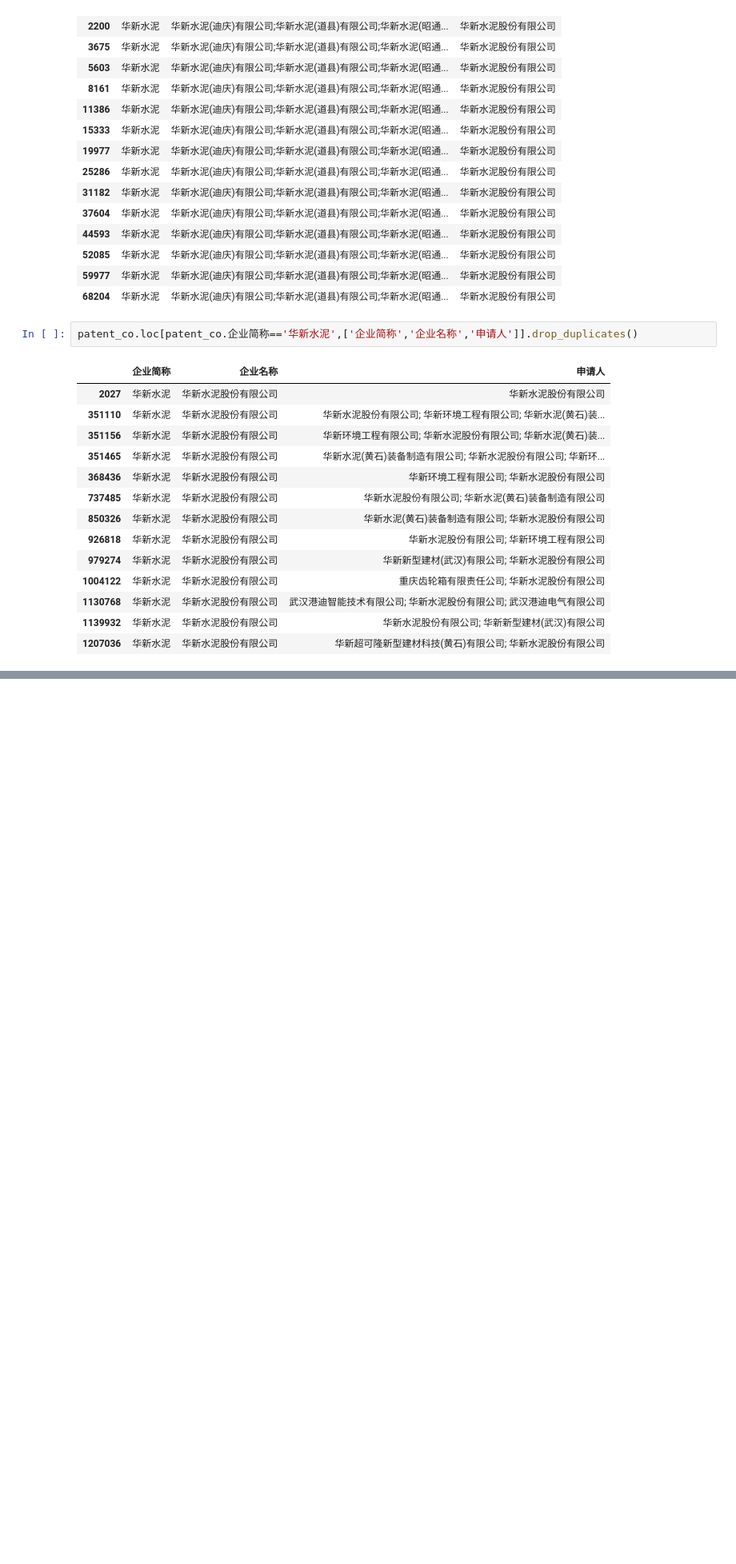
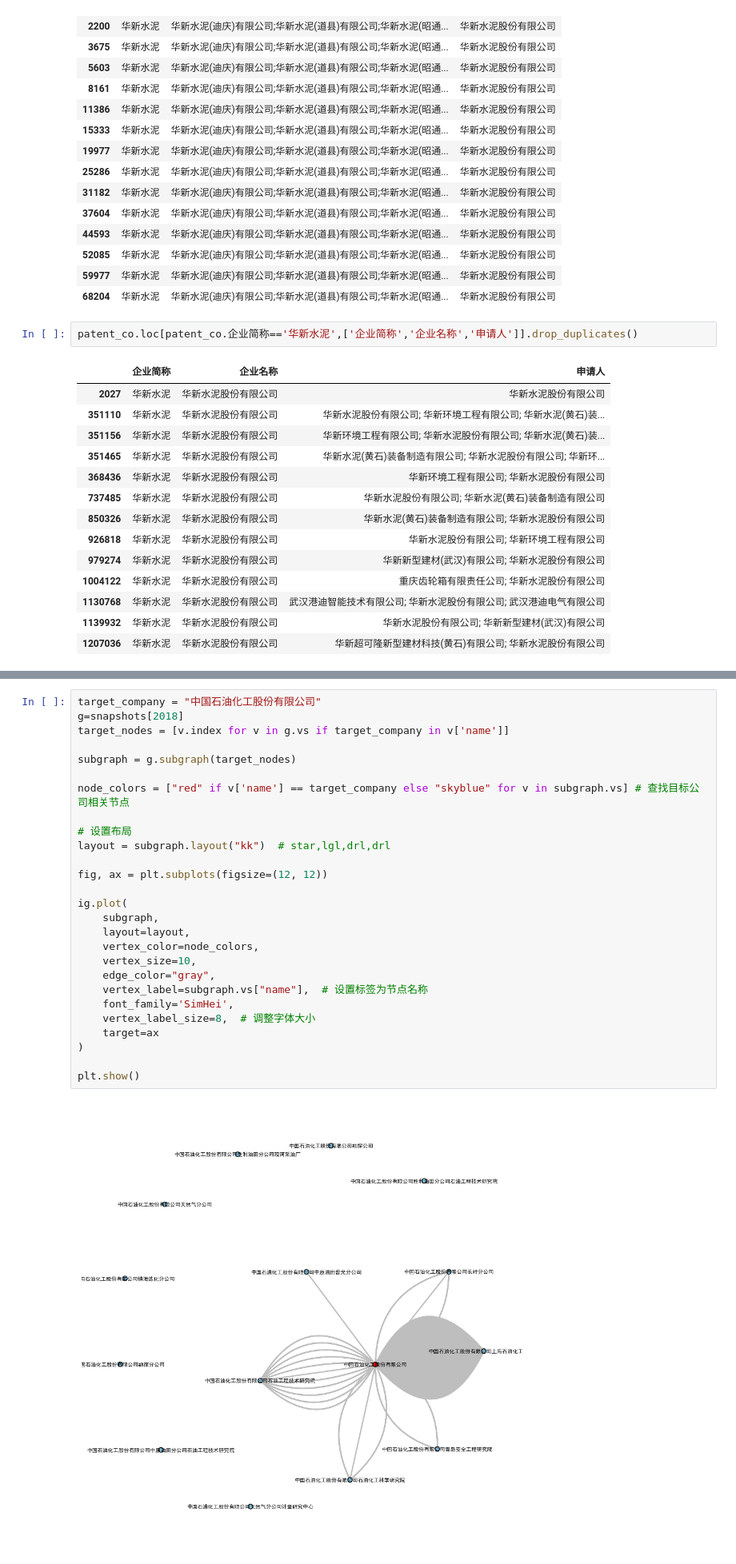
Before and after one commit to ideatechresearch/patent_invest, a Jupyter notebook: 税调与专利.ipynb, the cells around one changed output, grey strips where cells are left out. Shown at 80% size. Drawn from its saved outputs; the diff is of its cells as text; blank space fills up the shorter version.

```diff
--- a/税调与专利.ipynb
+++ b/税调与专利.ipynb
@@ -1304,0 +2140,29 @@ patent_co.loc[patent_co.企业简称=='华新水泥',['企业简称','企业名
+# %%
+target_company = "中国石油化工股份有限公司"
+g=snapshots[2018]
+target_nodes = [v.index for v in g.vs if target_company in v['name']]
+
+subgraph = g.subgraph(target_nodes)
+
+node_colors = ["red" if v['name'] == target_company else "skyblue" for v in subgraph.vs] # 查找目标公司相关节点
+
+# 设置布局
+layout = subgraph.layout("kk")  # star,lgl,drl,drl
+
+fig, ax = plt.subplots(figsize=(12, 12))
+
+ig.plot(
+    subgraph,
+    layout=layout,
+    vertex_color=node_colors,
+    vertex_size=10,
+    edge_color="gray",
+    vertex_label=subgraph.vs["name"],  # 设置标签为节点名称
+    font_family='SimHei',
+    vertex_label_size=8,  # 调整字体大小
+    target=ax
+)
+
+plt.show()
+# %% [output]
+[figure, added]
```
Also changed, not shown: parts of 128 cells of this notebook, 13 other files.
